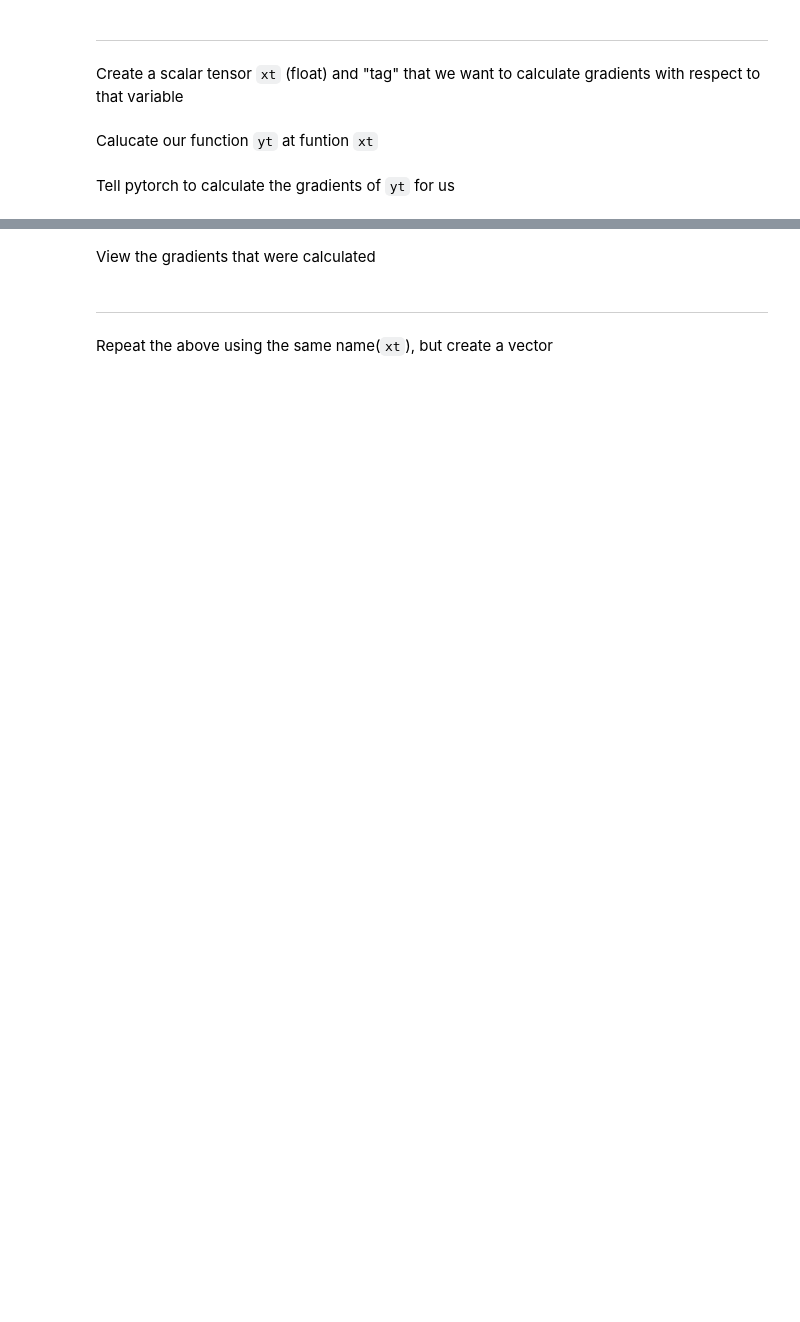
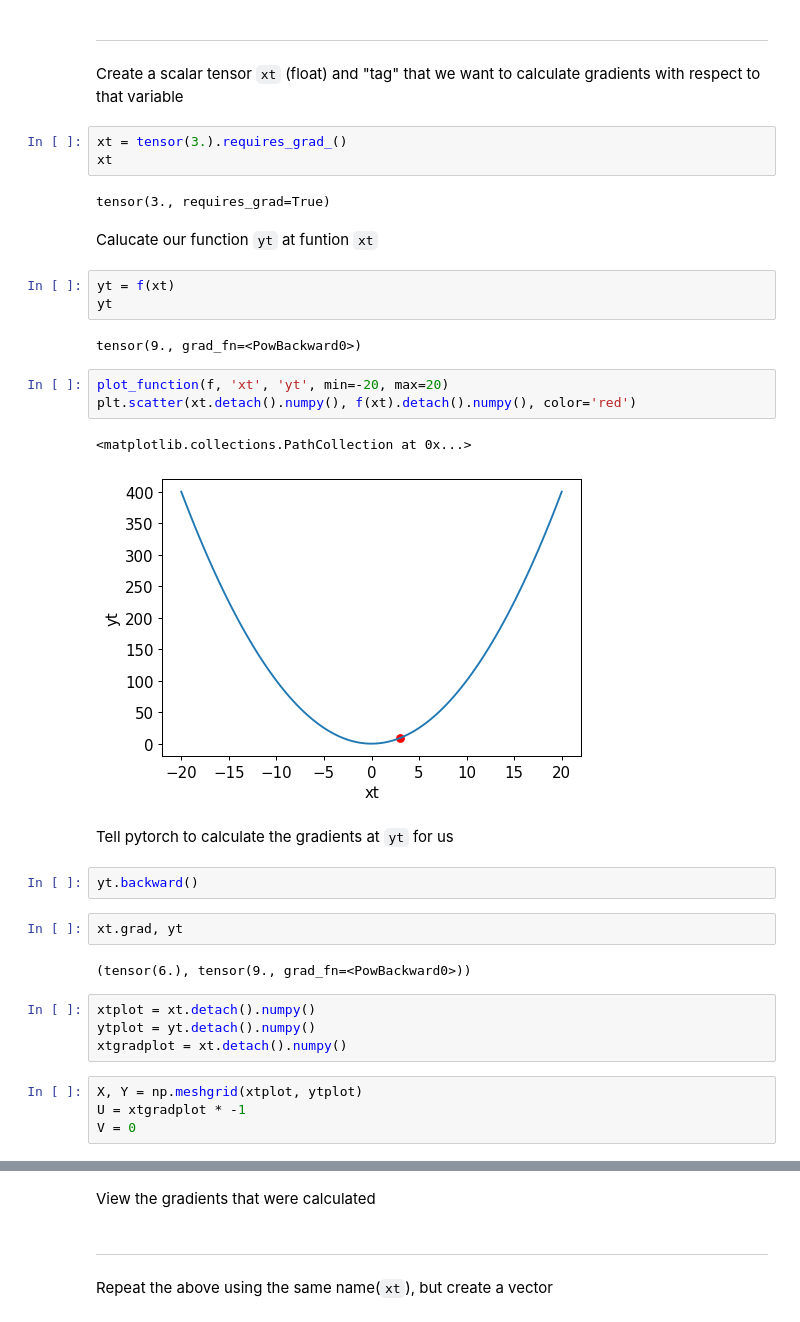
Before and after one commit to peterbull/deep-learning-projects, a Jupyter notebook: 04_ch_rebuild.ipynb, the cells around one changed output, grey strips where cells are left out. Cells and saved outputs as stored; diff of their text form; blank space fills up the shorter version.

```diff
--- a/04_ch_rebuild.ipynb
+++ b/04_ch_rebuild.ipynb
@@ -204,7 +247,37 @@ Scatter Plot the function
 ***
 # %% [markdown]
 Create a scalar tensor `xt` (float) and "tag" that we want to calculate gradients with respect to that variable
+# %%
+xt = tensor(3.).requires_grad_()
+xt
+# %% [output]
+tensor(3., requires_grad=True)
 # %% [markdown]
 Calucate our function `yt` at funtion `xt`
+# %%
+yt = f(xt)
+yt
+# %% [output]
+tensor(9., grad_fn=<PowBackward0>)
+# %%
+plot_function(f, 'xt', 'yt', min=-20, max=20)
+plt.scatter(xt.detach().numpy(), f(xt).detach().numpy(), color='red')
+# %% [output]
+<matplotlib.collections.PathCollection at 0x...>
+[figure, added]
 # %% [markdown]
-Tell pytorch to calculate the gradients of `yt` for us
+Tell pytorch to calculate the gradients at `yt` for us
+# %%
+yt.backward()
+# %%
+xt.grad, yt
+# %% [output]
+(tensor(6.), tensor(9., grad_fn=<PowBackward0>))
+# %%
+xtplot = xt.detach().numpy()
+ytplot = yt.detach().numpy()
+xtgradplot = xt.detach().numpy()
+# %%
+X, Y = np.meshgrid(xtplot, ytplot)
+U = xtgradplot * -1
+V = 0
```
Also changed, not shown: parts of 20 cells of this notebook.
